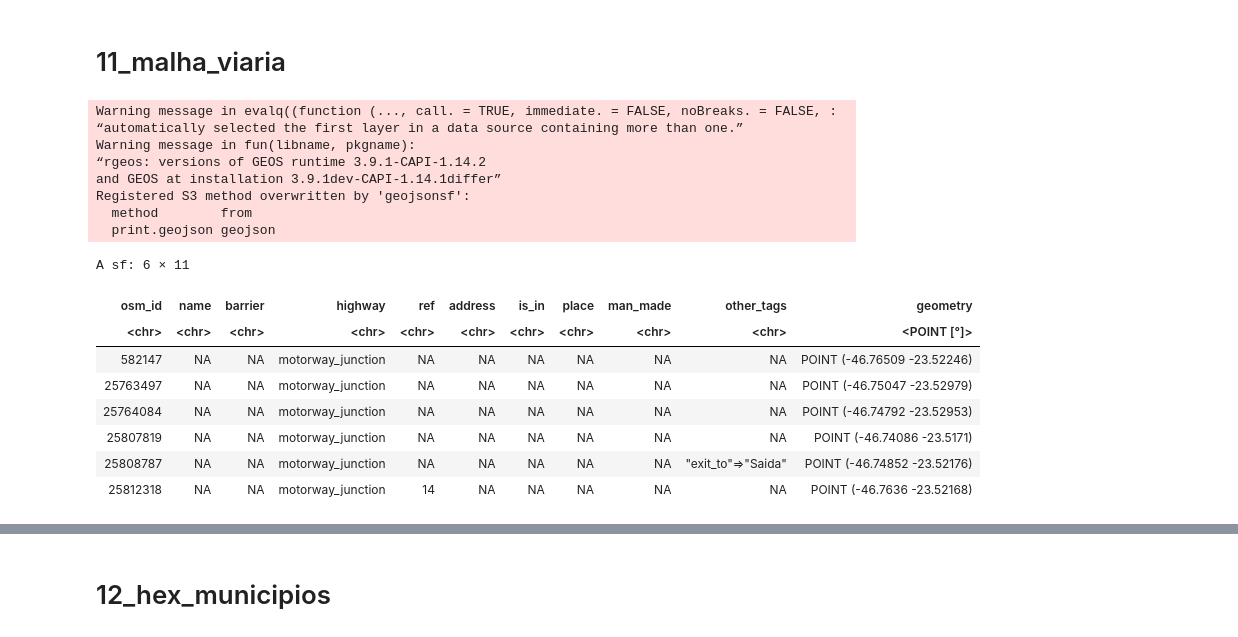
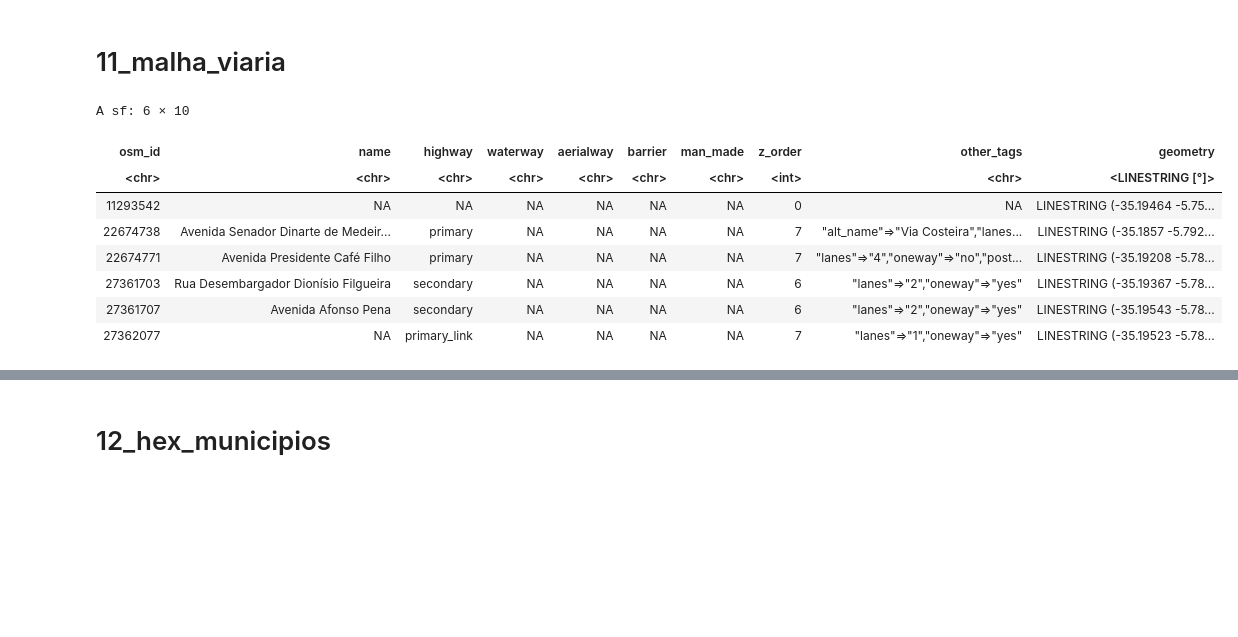
Before and after one commit to Multiplicidademobilidade/indice_acesso_cidade, a Jupyter notebook: R/dev_rev/01 - Visualização de objetos resultantes por pasta.ipynb, the cells around one changed output, grey strips where cells are left out. Saved outputs shown, nothing was run; the diff lists cells and outputs as text; code cells hidden in the pictures; blank space fills up the shorter version.

```diff
--- a/R/dev_rev/01 - Visualização de objetos resultantes por pasta.ipynb
+++ b/R/dev_rev/01 - Visualização de objetos resultantes por pasta.ipynb
@@ -288,28 +288,20 @@ plot(topografia)
 # %% [markdown]
 # 11_malha_viaria
 # %%
-open_file <- '../../../indice-mobilidade_dados/11_malha_viaria/2021/oco/oco_2019.osm.pbf'
-malha_viaria <- read_sf(open_file)
+open_file <- '../../../indice-mobilidade_dados/11_malha_viaria/2021/nat/nat_2019.osm.pbf'
+malha_viaria <- read_sf(open_file, layer = 'lines')
 
 head(malha_viaria)
 # %% [output]
-Warning message in evalq((function (..., call. = TRUE, immediate. = FALSE, noBreaks. = FALSE, :
-“automatically selected the first layer in a data source containing more than one.”
-Warning message in fun(libname, pkgname):
-“rgeos: versions of GEOS runtime 3.9.1-CAPI-1.14.2
-and GEOS at installation 3.9.1dev-CAPI-1.14.1differ”
-Registered S3 method overwritten by 'geojsonsf':
-  method        from
-  print.geojson geojson
+A sf: 6 × 10
-A sf: 6 × 11
-| osm_id | name | barrier | highway | ref | address | is_in | place | man_made | other_tags | geometry |
-| <chr> | <chr> | <chr> | <chr> | <chr> | <chr> | <chr> | <chr> | <chr> | <chr> | <POINT [°]> |
-| 582147 | NA | NA | motorway_junction | NA | NA | NA | NA | NA | NA | POINT (-46.76509 -23.52246) |
-| 25763497 | NA | NA | motorway_junction | NA | NA | NA | NA | NA | NA | POINT (-46.75047 -23.52979) |
-| 25764084 | NA | NA | motorway_junction | NA | NA | NA | NA | NA | NA | POINT (-46.74792 -23.52953) |
-| 25807819 | NA | NA | motorway_junction | NA | NA | NA | NA | NA | NA | POINT (-46.74086 -23.5171) |
-| 25808787 | NA | NA | motorway_junction | NA | NA | NA | NA | NA | "exit_to"=>"Saida" | POINT (-46.74852 -23.52176) |
-| 25812318 | NA | NA | motorway_junction | 14 | NA | NA | NA | NA | NA | POINT (-46.7636 -23.52168) |
+| osm_id | name | highway | waterway | aerialway | barrier | man_made | z_order | other_tags | geometry |
+| <chr> | <chr> | <chr> | <chr> | <chr> | <chr> | <chr> | <int> | <chr> | <LINESTRING [°]> |
+| 11293542 | NA | NA | NA | NA | NA | NA | 0 | NA | LINESTRING (-35.19464 -5.75... |
+| 22674738 | Avenida Senador Dinarte de Medeir... | primary | NA | NA | NA | NA | 7 | "alt_name"=>"Via Costeira","lanes... | LINESTRING (-35.1857 -5.792... |
+| 22674771 | Avenida Presidente Café Filho | primary | NA | NA | NA | NA | 7 | "lanes"=>"4","oneway"=>"no","post... | LINESTRING (-35.19208 -5.78... |
+| 27361703 | Rua Desembargador Dionísio Filgueira | secondary | NA | NA | NA | NA | 6 | "lanes"=>"2","oneway"=>"yes" | LINESTRING (-35.19367 -5.78... |
+| 27361707 | Avenida Afonso Pena | secondary | NA | NA | NA | NA | 6 | "lanes"=>"2","oneway"=>"yes" | LINESTRING (-35.19543 -5.78... |
+| 27362077 | NA | primary_link | NA | NA | NA | NA | 7 | "lanes"=>"1","oneway"=>"yes" | LINESTRING (-35.19523 -5.78... |
 # %%
 plot(malha_viaria$geometry)
 # %% [output]
```
Also changed, not shown: parts of 5 cells of this notebook, 2 other files.
